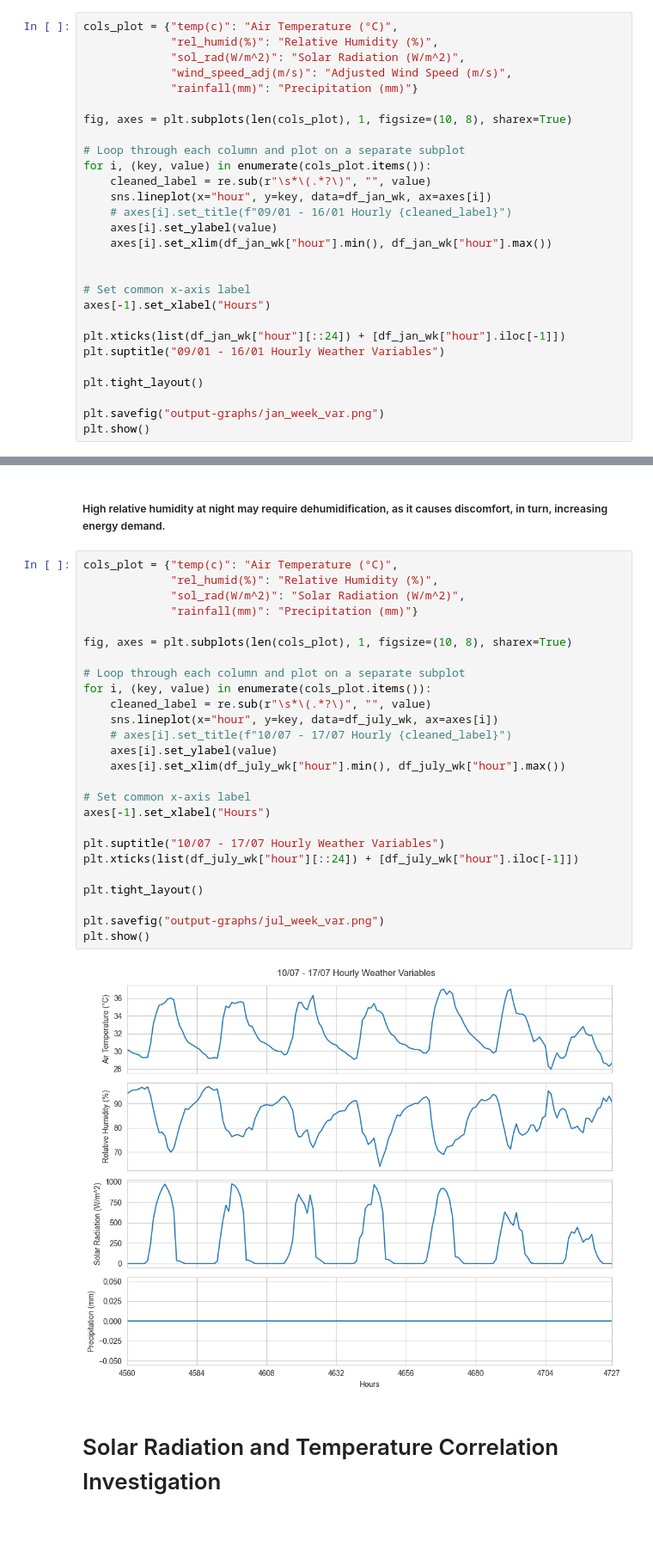
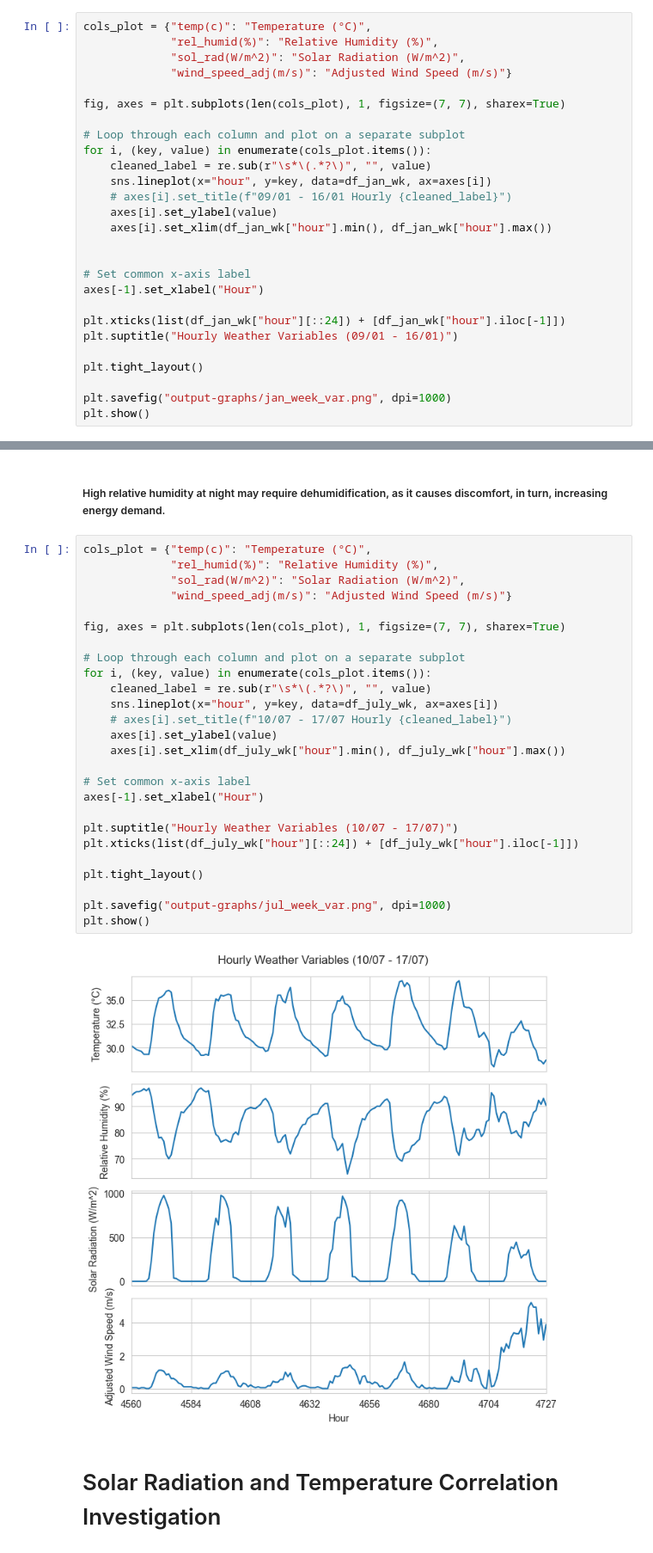
Before and after one commit to marcohl5/ME404_HongKongWeather, a Jupyter notebook: eda.ipynb, the cells around one changed output, grey strips where cells are left out. Shown at 86% size. Saved outputs shown, nothing was run; the diff lists cells and outputs as text; blank space fills up the shorter version.

```diff
--- a/eda.ipynb
+++ b/eda.ipynb
@@ -551,13 +578,12 @@ plt.show()
 # %% [markdown]
 ##### The high relative humidity observed during this period indicates an increase in energy demand, as the increased moisture in the air makes it feel colder indoors.
 # %%
-cols_plot = {"temp(c)": "Air Temperature (°C)",
+cols_plot = {"temp(c)": "Temperature (°C)",
              "rel_humid(%)": "Relative Humidity (%)",
              "sol_rad(W/m^2)": "Solar Radiation (W/m^2)",
-             "wind_speed_adj(m/s)": "Adjusted Wind Speed (m/s)",
-             "rainfall(mm)": "Precipitation (mm)"}
+             "wind_speed_adj(m/s)": "Adjusted Wind Speed (m/s)"}
 
-fig, axes = plt.subplots(len(cols_plot), 1, figsize=(10, 8), sharex=True)
+fig, axes = plt.subplots(len(cols_plot), 1, figsize=(7, 7), sharex=True)
 
 # Loop through each column and plot on a separate subplot
 for i, (key, value) in enumerate(cols_plot.items()):
@@ -569,13 +595,13 @@ for i, (key, value) in enumerate(cols_plot.items()):
 
 
 # Set common x-axis label
-axes[-1].set_xlabel("Hours")
+axes[-1].set_xlabel("Hour")
 
 plt.xticks(list(df_jan_wk["hour"][::24]) + [df_jan_wk["hour"].iloc[-1]])
-plt.suptitle("09/01 - 16/01 Hourly Weather Variables")
+plt.suptitle("Hourly Weather Variables (09/01 - 16/01)")
 
 plt.tight_layout()
 
-plt.savefig("output-graphs/jan_week_var.png")
+plt.savefig("output-graphs/jan_week_var.png", dpi=1000)
 plt.show()
 # %% [output]
@@ -620,33 +646,33 @@ plt.show()
 # %% [markdown]
 ##### High relative humidity at night may require dehumidification, as it causes discomfort, in turn, increasing energy demand.
 # %%
-cols_plot = {"temp(c)": "Air Temperature (°C)",
+cols_plot = {"temp(c)": "Temperature (°C)",
              "rel_humid(%)": "Relative Humidity (%)",
              "sol_rad(W/m^2)": "Solar Radiation (W/m^2)",
-             "rainfall(mm)": "Precipitation (mm)"}
+             "wind_speed_adj(m/s)": "Adjusted Wind Speed (m/s)"}
 
-fig, axes = plt.subplots(len(cols_plot), 1, figsize=(10, 8), sharex=True)
+fig, axes = plt.subplots(len(cols_plot), 1, figsize=(7, 7), sharex=True)
 
 # Loop through each column and plot on a separate subplot
 for i, (key, value) in enumerate(cols_plot.items()):
     cleaned_label = re.sub(r"\s*\(.*?\)", "", value)
     sns.lineplot(x="hour", y=key, data=df_july_wk, ax=axes[i])
     # axes[i].set_title(f"10/07 - 17/07 Hourly {cleaned_label}")
     axes[i].set_ylabel(value)
     axes[i].set_xlim(df_july_wk["hour"].min(), df_july_wk["hour"].max())
 
 # Set common x-axis label
-axes[-1].set_xlabel("Hours")
+axes[-1].set_xlabel("Hour")
 
-plt.suptitle("10/07 - 17/07 Hourly Weather Variables")
+plt.suptitle("Hourly Weather Variables (10/07 - 17/07)")
 plt.xticks(list(df_july_wk["hour"][::24]) + [df_july_wk["hour"].iloc[-1]])
 
 plt.tight_layout()
 
-plt.savefig("output-graphs/jul_week_var.png")
+plt.savefig("output-graphs/jul_week_var.png", dpi=1000)
 plt.show()
 # %% [output]
-[figure, old version]
+[figure, new version]
 # %% [markdown]
 # Solar Radiation and Temperature Correlation Investigation
 # %%
```
Also changed, not shown: parts of 23 cells of this notebook, 21 other files.
